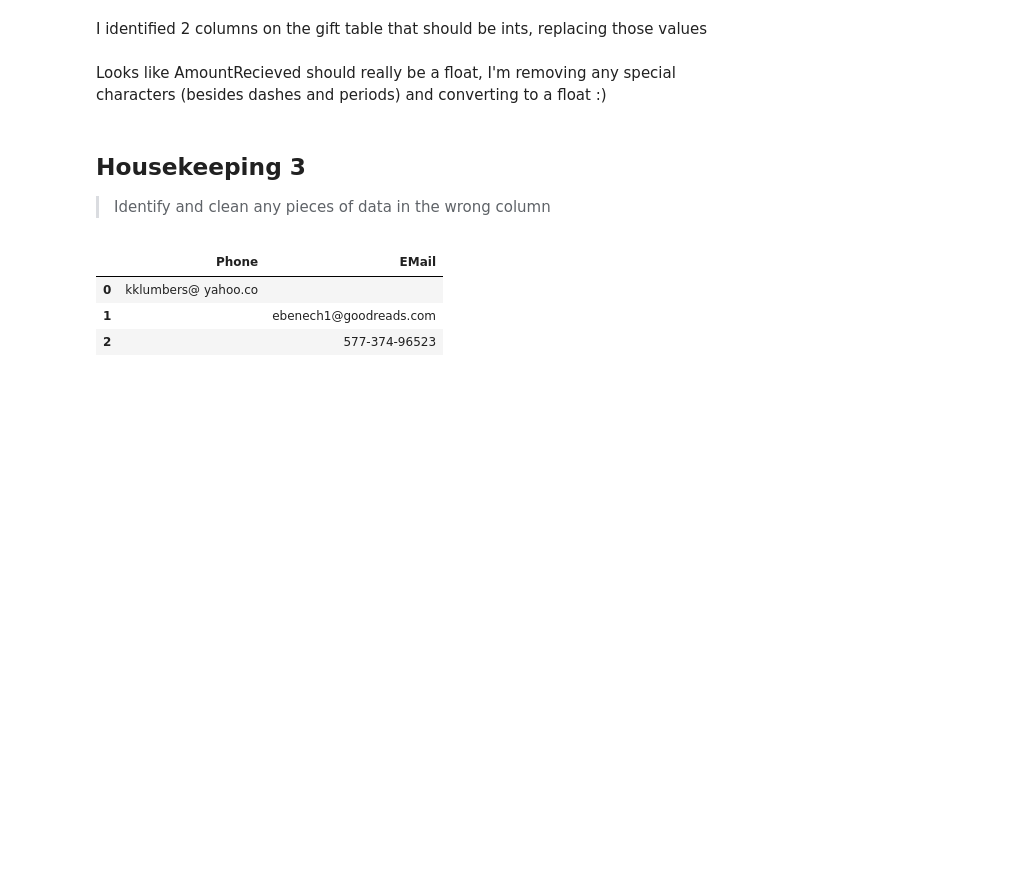
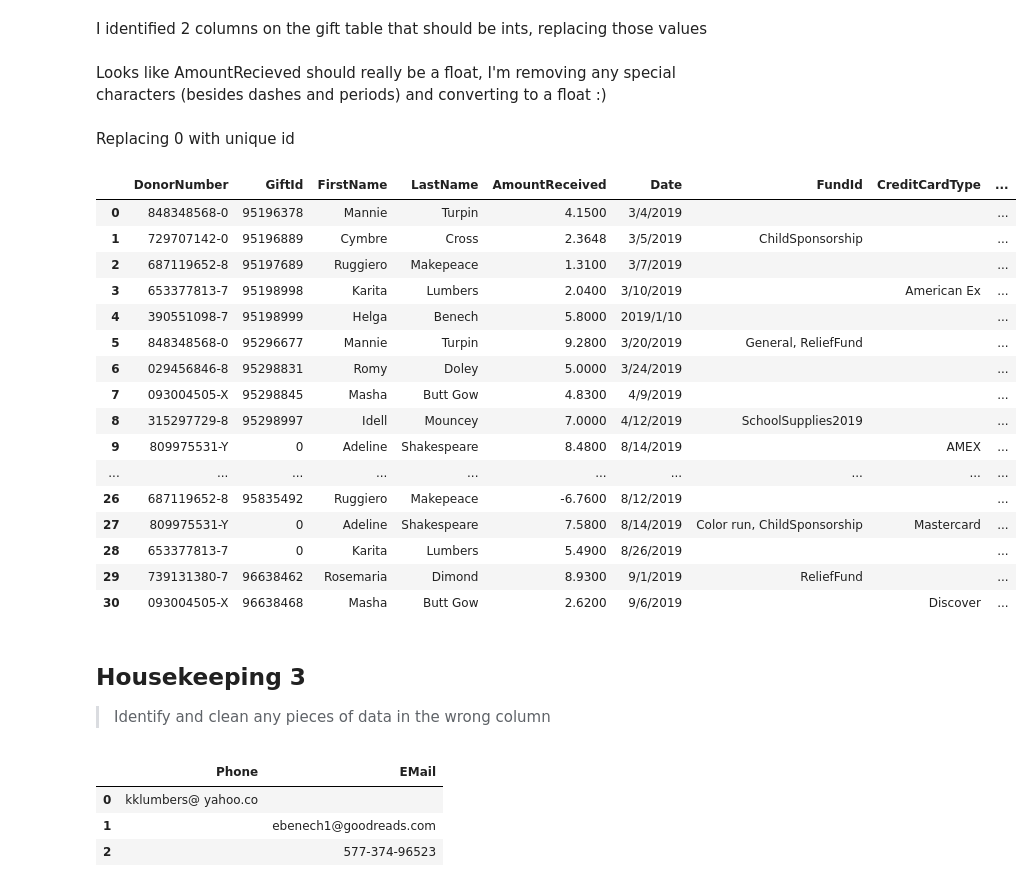
Before and after one commit to LearnThinkCreate/virtuous_interview, a Jupyter notebook: 00_Setup.ipynb, the cells around one changed output. Cells and saved outputs as stored; diff of their text form; code cells hidden in the pictures; blank space fills up the shorter version.

```diff
--- a/00_Setup.ipynb
+++ b/00_Setup.ipynb
@@ -121,3 +121,25 @@ Looks like AmountRecieved should really be a float, I'm removing any special cha
 # %%
 #| export
 gifts['AmountReceived'] = gifts.AmountReceived.apply(lambda x: float(re.sub(r'[^a-zA-Z0-9\.-]', '', x)))
+# %% [markdown]
+Replacing 0 with unique id
+# %%
+gifts
+# %% [output]
+|  | DonorNumber | GiftId | FirstName | LastName | AmountReceived | Date | FundId | CreditCardType | ... |
+| 0 | 848348568-0 | 95196378 | Mannie | Turpin | 4.1500 | 3/4/2019 |  |  | ... |
+| 1 | 729707142-0 | 95196889 | Cymbre | Cross | 2.3648 | 3/5/2019 | ChildSponsorship |  | ... |
+| 2 | 687119652-8 | 95197689 | Ruggiero | Makepeace | 1.3100 | 3/7/2019 |  |  | ... |
+| 3 | 653377813-7 | 95198998 | Karita | Lumbers | 2.0400 | 3/10/2019 |  | American Ex | ... |
+| 4 | 390551098-7 | 95198999 | Helga | Benech | 5.8000 | 2019/1/10 |  |  | ... |
+| 5 | 848348568-0 | 95296677 | Mannie | Turpin | 9.2800 | 3/20/2019 | General, ReliefFund |  | ... |
+| 6 | 029456846-8 | 95298831 | Romy | Doley | 5.0000 | 3/24/2019 |  |  | ... |
+| 7 | 093004505-X | 95298845 | Masha | Butt Gow | 4.8300 | 4/9/2019 |  |  | ... |
+| 8 | 315297729-8 | 95298997 | Idell | Mouncey | 7.0000 | 4/12/2019 | SchoolSupplies2019 |  | ... |
+| 9 | 809975531-Y | 0 | Adeline | Shakespeare | 8.4800 | 8/14/2019 |  | AMEX | ... |
+| ... | ... | ... | ... | ... | ... | ... | ... | ... | ... |
+| 26 | 687119652-8 | 95835492 | Ruggiero | Makepeace | -6.7600 | 8/12/2019 |  |  | ... |
+| 27 | 809975531-Y | 0 | Adeline | Shakespeare | 7.5800 | 8/14/2019 | Color run, ChildSponsorship | Mastercard | ... |
+| 28 | 653377813-7 | 0 | Karita | Lumbers | 5.4900 | 8/26/2019 |  |  | ... |
+| 29 | 739131380-7 | 96638462 | Rosemaria | Dimond | 8.9300 | 9/1/2019 | ReliefFund |  | ... |
+| 30 | 093004505-X | 96638468 | Masha | Butt Gow | 2.6200 | 9/6/2019 |  | Discover | ... |
```
Also changed, not shown: parts of 39 cells of this notebook.
